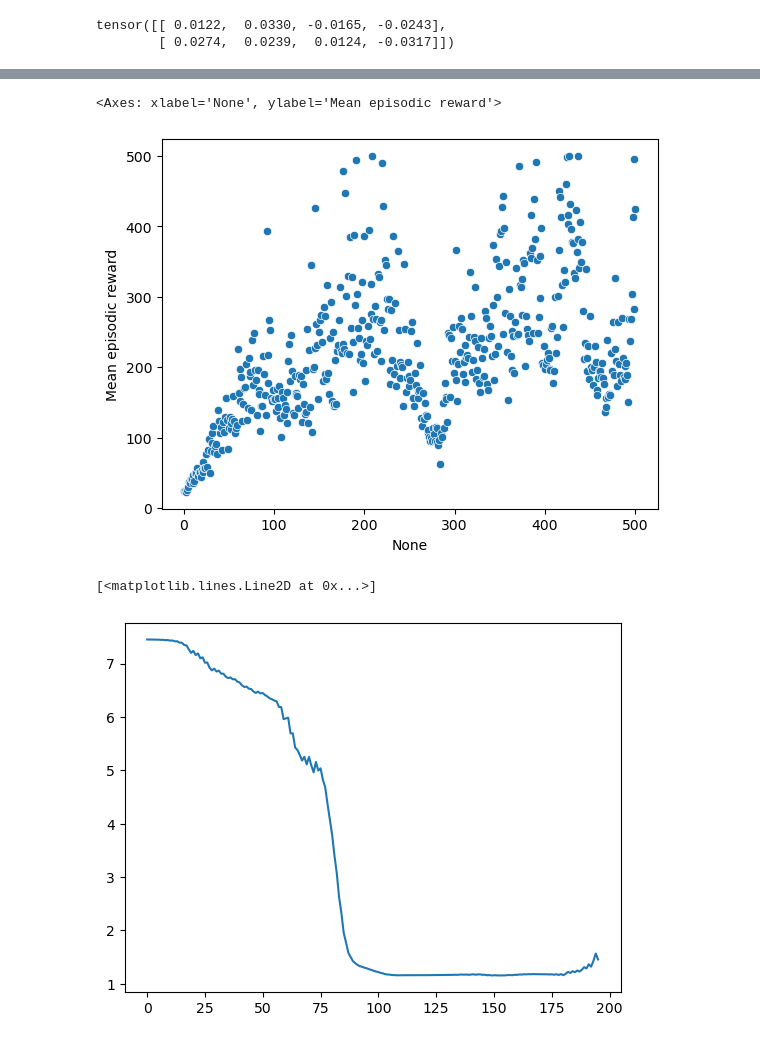
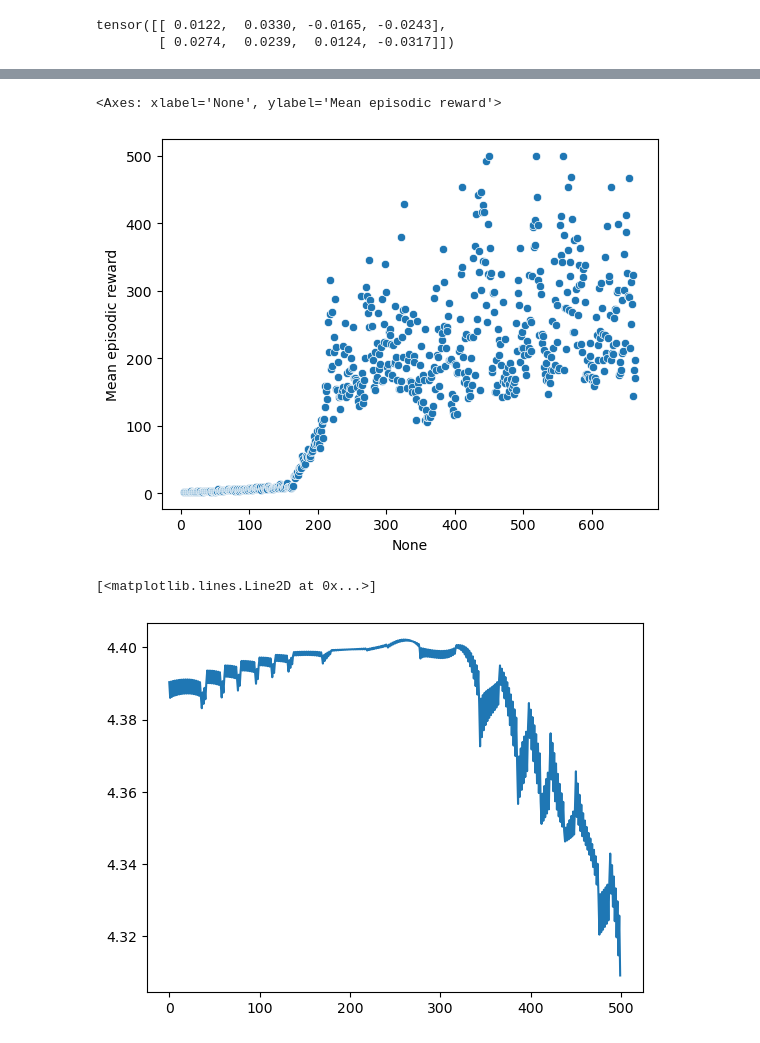
Before and after one commit to aledurso22/Reinforcement-Learning-project, a Jupyter notebook: train.ipynb, the cells around one changed output, grey strips where cells are left out. Saved outputs shown, nothing was run; the diff lists cells and outputs as text; code cells hidden in the pictures.

```diff
--- a/train.ipynb
+++ b/train.ipynb
@@ -173,6 +174,7 @@ class A2C_Agent(): #this should work with more parallel environment already, not
 # %%
 episode_rewards = []
 v_values = []
+sparse_reward = False
 rewards_20k = []
 total_steps = 0
 max_steps = 500000
@@ -184,7 +186,7 @@ actor = Actor(state_dim, n_actions)
 critic = Critic(state_dim)
 agent = A2C_Agent(n_envs=1, n_steps=1, actor= actor, critic= critic, lr_actor=1e-5, lr_critic=1e-3)
 state = env.reset()[0]
-filename = '3_' + '1k_res.csv'
+filename = '1_sparse_' + '1k_res.csv'
 # %%
 actions, actions_log_prog, state_values = agent.choose_action(state)
 next_state, reward, terminated, truncated, _ = env.step(actions.numpy())
@@ -208,13 +210,16 @@ while total_steps < max_steps:
 
     terminated = False
     ep_reward = 0
-    # state = env.reset()[0]
-
 
     while not terminated:
         actions, actions_log_prog, state_values = agent.choose_action(state)
 
         next_state, reward, terminated, truncated, _ = env.step(actions.numpy())
+
+        if sparse_reward:
+            if random.random() < 0.9:
+                reward = np.array([0.])
+
         actor_loss, critic_loss = agent.get_losses(reward, state, next_state, actions_log_prog, 0.99, terminated)
         ep_reward += reward
         state = next_state
@@ -275,9 +280,9 @@ sns.scatterplot(data, x=data.index, y='Actor loss')
 sns.scatterplot(data, x=data.index, y='Mean episodic reward')
 # %% [output]
 <Axes: xlabel='None', ylabel='Mean episodic reward'>
-[figure, old version]
+[figure, new version]
 # %%
-plt.plot(range(len(v_values[14])), v_values[14])
+plt.plot(range(len(v_values[7])), v_values[7])
 # %% [output]
 [<matplotlib.lines.Line2D at 0x...>]
-[figure, old version]
+[figure, new version]
```
Also changed, not shown: parts of 4 cells of this notebook.
